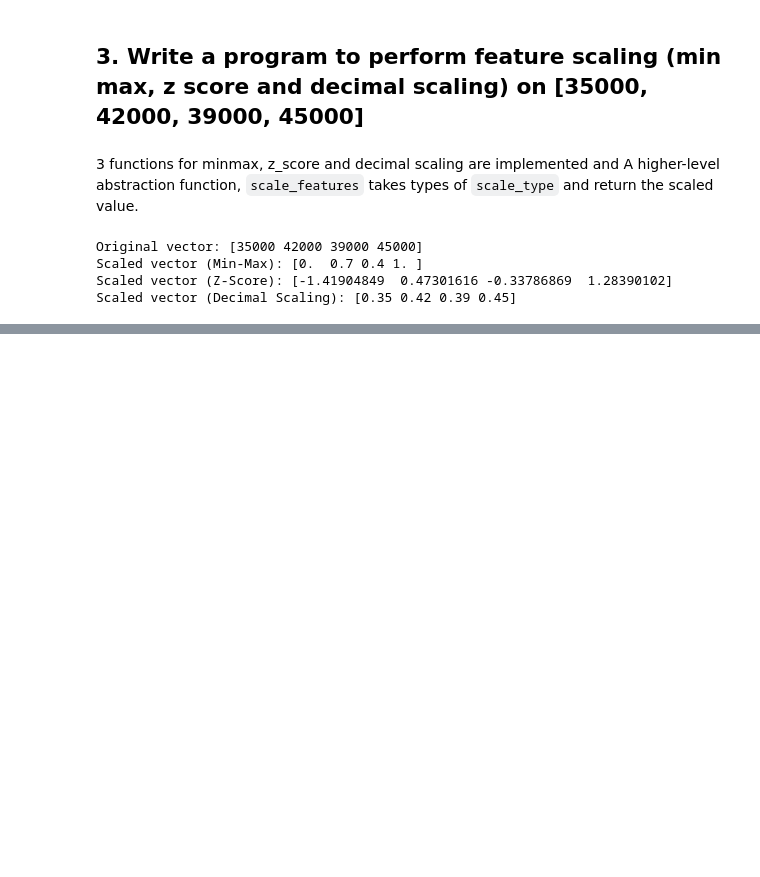
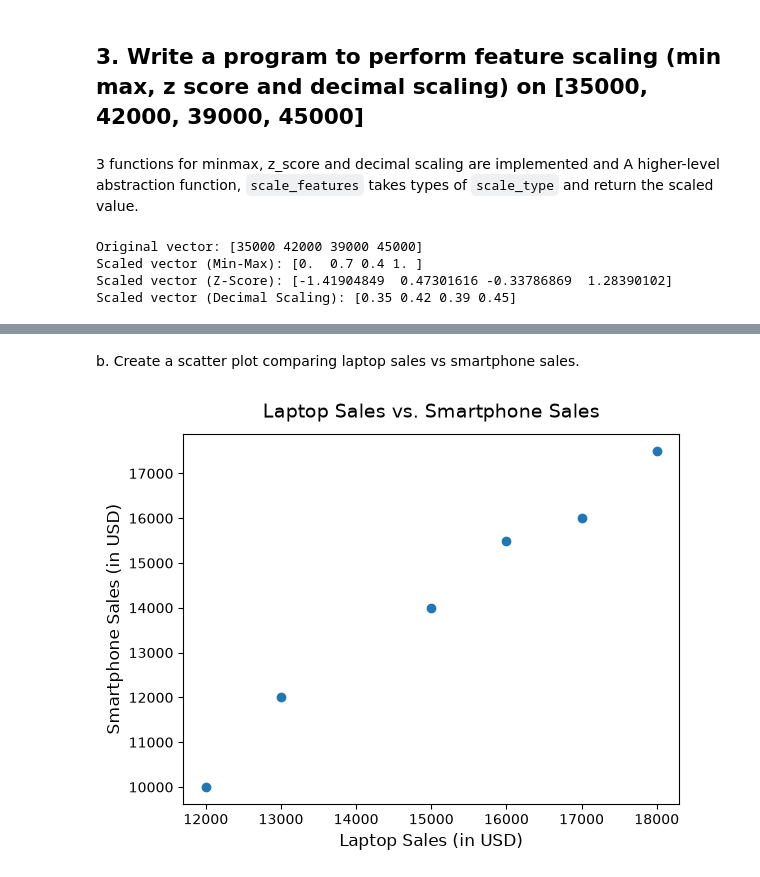
Before and after one commit to suman03-en/Data-Mining-Lab, a Jupyter notebook: lab2.ipynb, the cells around one changed output, grey strips where cells are left out. Drawn from its saved outputs; the diff is of its cells as text; code cells hidden in the pictures; blank space fills up the shorter version.

```diff
--- a/lab2.ipynb
+++ b/lab2.ipynb
@@ -138,0 +164,10 @@ Scaled vector (Decimal Scaling): [0.35 0.42 0.39 0.45]
+# %% [markdown]
+b. Create a scatter plot comparing laptop sales vs smartphone sales.
+# %%
+plt.scatter(laptop_sales, smartphone_sales)
+plt.title('Laptop Sales vs. Smartphone Sales', fontsize=14, pad=12)
+plt.xlabel('Laptop Sales (in USD)', fontsize=12)
+plt.ylabel('Smartphone Sales (in USD)', fontsize=12)
+plt.show()
+# %% [output]
+[figure, added]
```
Also changed, not shown: parts of 11 cells of this notebook, 1 other file.
